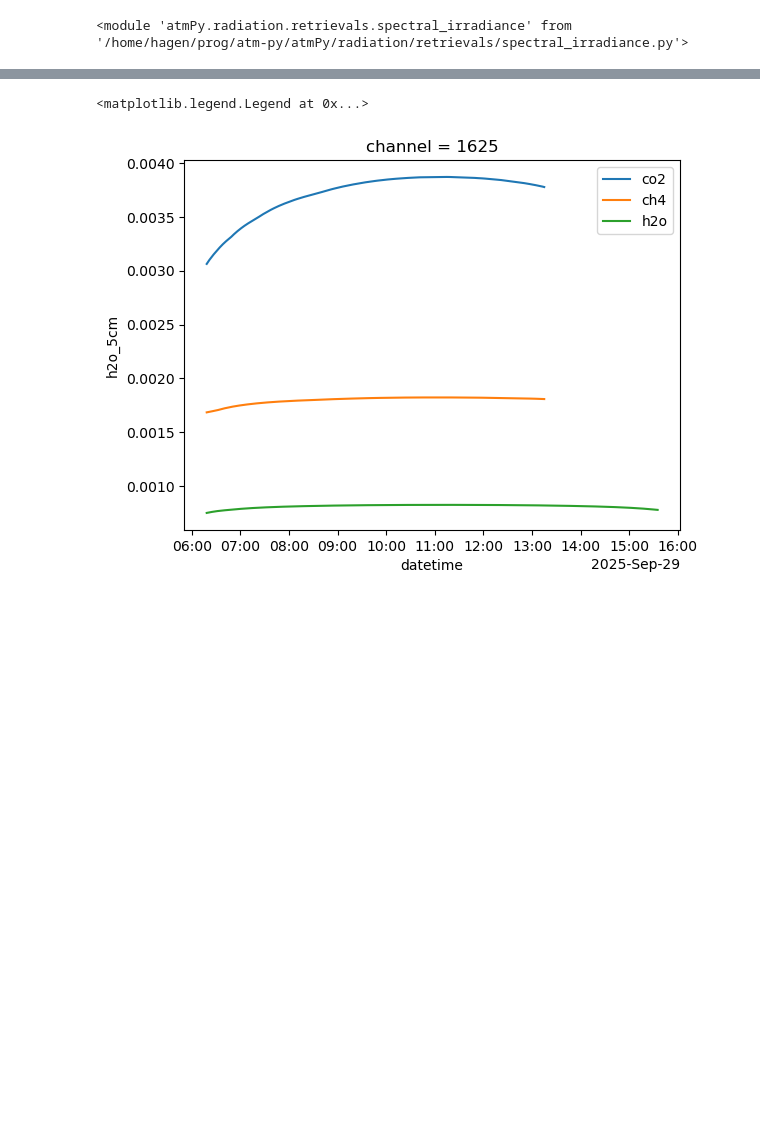
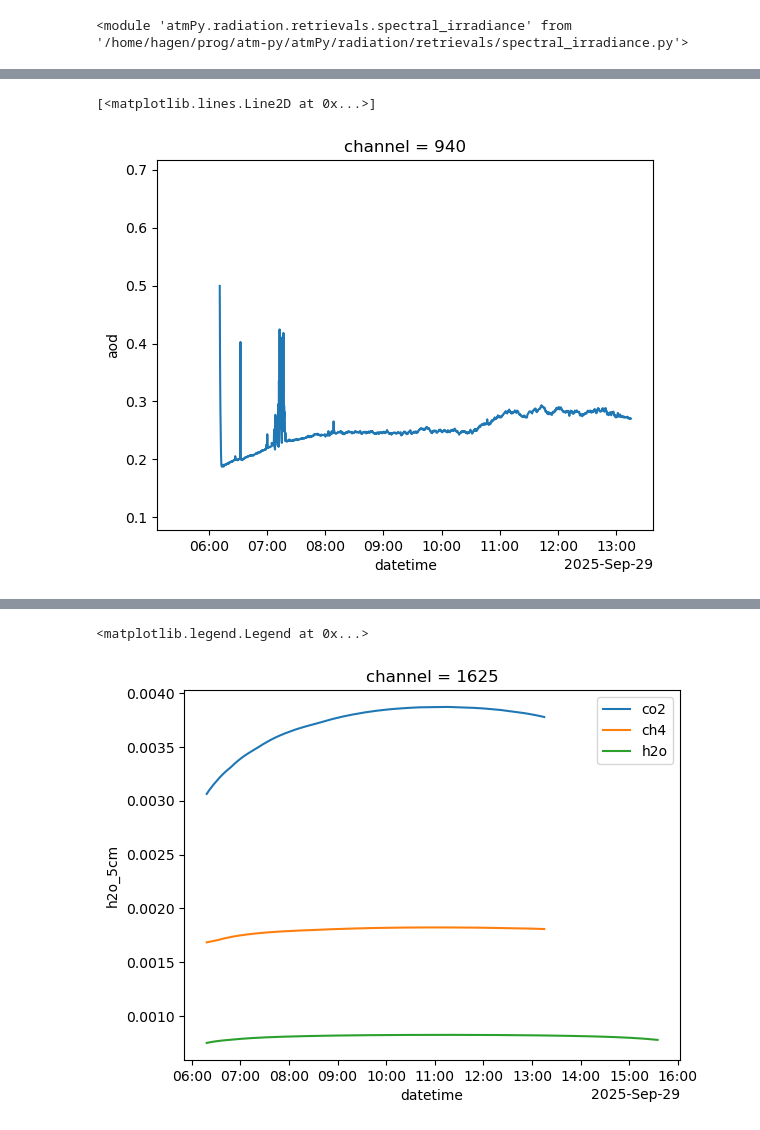
Before and after one commit to HagenTelg/cmpaign_2025_PMOD, a Jupyter notebook: aod_0929.ipynb, the cells around one changed output, grey strips where cells are left out. Cells and saved outputs as stored; diff of their text form; code cells hidden in the pictures; blank space fills up the shorter version.

```diff
--- a/aod_0929.ipynb
+++ b/aod_0929.ipynb
@@ -102,0 +107,7 @@ dni648 = dni
+# %%
+wod = dni.aod.sel(channel = 940)
+# %%
+wod.plot()
+# %% [output]
+[<matplotlib.lines.Line2D at 0x...>]
+[figure, added]
```
Also changed, not shown: parts of 23 cells of this notebook, 8 other files.
